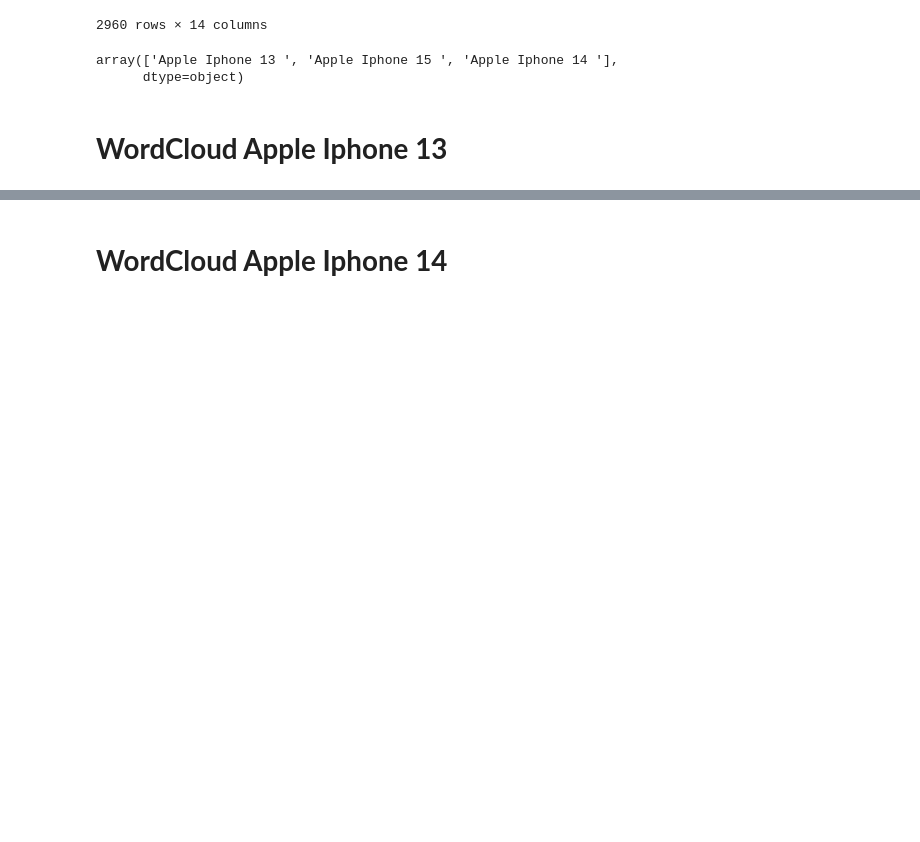
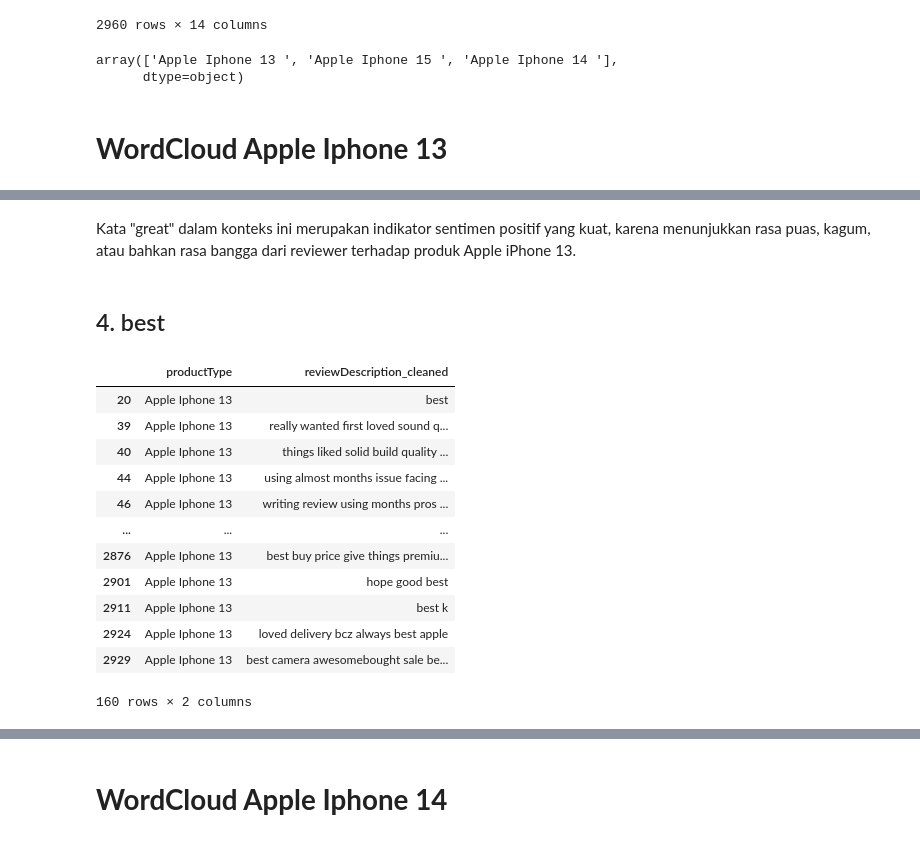
Before and after one commit to FTDS-assignment-bay/p2-final-project-ftds-027-hck-group-001, a Jupyter notebook: wordcloud.ipynb, the cells around one changed output, grey strips where cells are left out. Cells and saved outputs as stored; diff of their text form; code cells hidden in the pictures; blank space fills up the shorter version.

```diff
--- a/wordcloud.ipynb
+++ b/wordcloud.ipynb
@@ -146,0 +213,25 @@ plot_top20_words(df, target_type="Apple Iphone 13 ")
+# %% [markdown]
+Kata "great" dalam konteks ini merupakan indikator sentimen positif yang kuat, karena menunjukkan rasa puas, kagum, atau bahkan rasa bangga dari reviewer terhadap produk Apple iPhone 13.
+# %% [markdown]
+## 4. best
+# %%
+filtered_good = df[
+    (df["productType"].str.contains("Apple Iphone 13 ", case=False, na=False)) &
+    (df["reviewDescription_cleaned"].str.contains(r"\bbest\b", case=False, na=False))
+]
+
+filtered_good[["productType", "reviewDescription_cleaned"]]
+# %% [output]
+|  | productType | reviewDescription_cleaned |
+| 20 | Apple Iphone 13 | best |
+| 39 | Apple Iphone 13 | really wanted first loved sound q... |
+| 40 | Apple Iphone 13 | things liked solid build quality ... |
+| 44 | Apple Iphone 13 | using almost months issue facing ... |
+| 46 | Apple Iphone 13 | writing review using months pros ... |
+| ... | ... | ... |
+| 2876 | Apple Iphone 13 | best buy price give things premiu... |
+| 2901 | Apple Iphone 13 | hope good best |
+| 2911 | Apple Iphone 13 | best k |
+| 2924 | Apple Iphone 13 | loved delivery bcz always best apple |
+| 2929 | Apple Iphone 13 | best camera awesomebought sale be... |
+160 rows × 2 columns
```
Also changed, not shown: parts of 82 cells of this notebook.
